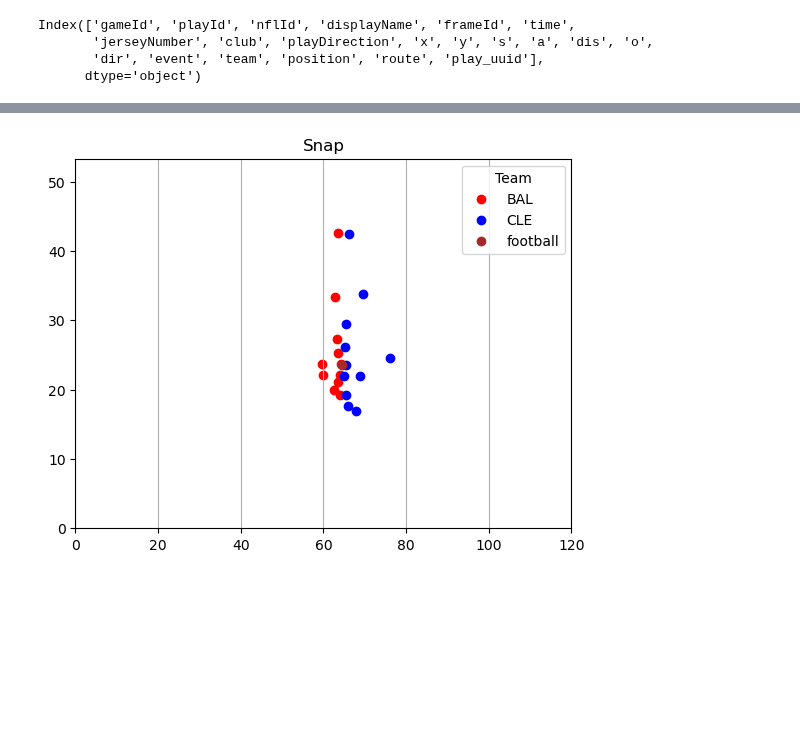
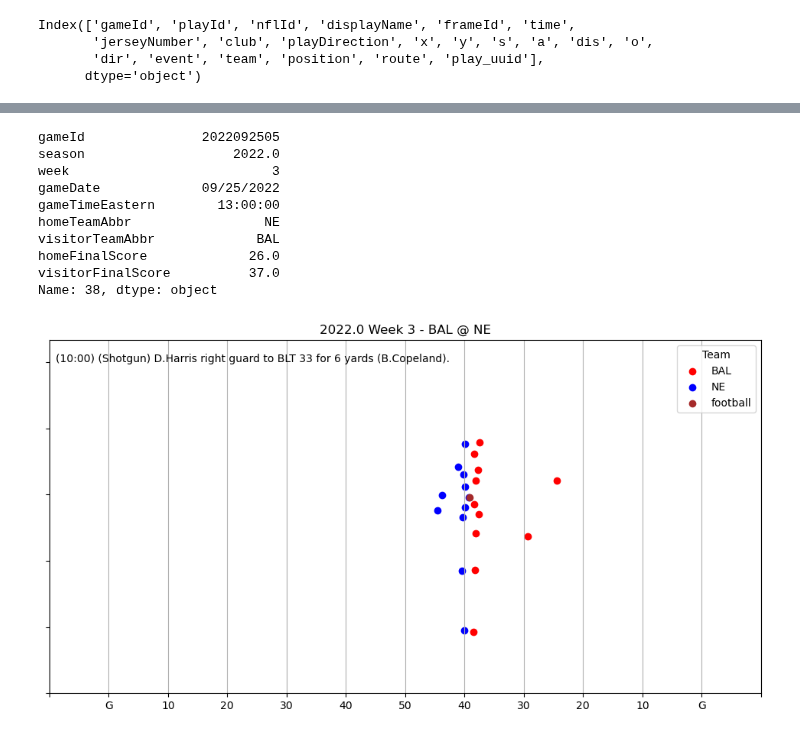
Before and after one commit to rfe123/umn_data_project_004, a Jupyter notebook: umn_data_project_004_nfl.ipynb, the cells around one changed output, grey strips where cells are left out. Cells and saved outputs as stored; diff of their text form; code cells hidden in the pictures; blank space fills up the shorter version.

Commit message:
improve plotting

```diff
--- a/umn_data_project_004_nfl.ipynb
+++ b/umn_data_project_004_nfl.ipynb
@@ -117,8 +104,8 @@ See the caveats in the documentation: https://pandas.pydata.org/pandas-docs/stab
 5 rows × 21 columns
 # %%
 position_counts = ball_snap_df[['play_uuid', 'nflId']].groupby('play_uuid').count()
-all_22_plays = position_counts.loc[(position_counts['nflId'] == 22)].index
-all_22_plays
+all_22_play_ids = position_counts.loc[(position_counts['nflId'] == 22)].index
+all_22_play_ids
 # %% [output]
 Index(['2018091607.329', '2018093011.544', '2018111106.554', '2018111808.1165',
        '2018120901.1570', '2021090900.1078', '2021090900.1203',
@@ -128,3 +115,6 @@ Index(['2018091607.329', '2018093011.544', '2018111106.554', '2018111808.1165',
        '2022110700.546', '2022110700.612', '2022110700.670', '2022110700.80',
        '2022110700.929', '2022110700.950'],
       dtype='object', name='play_uuid', length=14860)
+# %%
+all_22_plays = plays_df.loc[(plays_df['play_uuid'].isin(all_22_play_ids))]
+all_22_plays
@@ -130,0 +135,3 @@ Index(['2018091607.329', '2018093011.544', '2018111106.554', '2018111808.1165',
+# %%
+third_down_df = all_22_plays.loc[(all_22_plays['down'] == 3)]
+third_down_df.columns
@@ -183 +210,4 @@ play_frame
 23 rows × 21 columns
+# %%
+play = all_22_plays.loc[(all_22_plays['play_uuid'] == random_id)].iloc[0]
+play
@@ -184,20 +254,41 @@ play_frame
+# %%
+game = games_df.loc[(games_df['gameId'] == play['gameId'])].iloc[0]
+game
+# %% [output]
+gameId               2022092505
+season                   2022.0
+week                          3
+gameDate             09/25/2022
+gameTimeEastern        13:00:00
+homeTeamAbbr                 NE
+visitorTeamAbbr             BAL
+homeFinalScore             26.0
+visitorFinalScore          37.0
+Name: 38, dtype: object
 # %%
 teams = play_frame['team'].unique()
 colors = {teams[0]: 'red', teams[1]: 'blue', teams[2]: 'brown'}
 
+plt.figure(figsize=(12, 6))
+
 for team, color in colors.items():
     plt.scatter(play_frame[play_frame['team'] == team]['x'], play_frame[play_frame['team'] == team]['y'], c=color, label=team)
 
-plt.title('Snap')
+plt.title(f"{game['season']} Week {game['week']} - {game['visitorTeamAbbr']} @ {game['homeTeamAbbr']}")
 plt.legend(title='Team')
+plt.annotate(play['playDescription'], xy=[1,50])
 
 # Set x and y scales
-
 plt.xlim(0, 120)  # Adjust the limits according to your data
 plt.ylim(0, 53.3)  # Adjust the limits according to your data
+
+# Hide y-axis labels
+plt.gca().set_yticklabels([])
+plt.xticks([0,10,20,30,40,50,60,70,80,90,100,110,120])
+plt.gca().set_xticklabels(['','G','10','20','30','40','50','40','30','20','10','G',''])
 
 # Show plot
 plt.grid(True, axis='x')
 plt.show()
 # %% [output]
-[figure, old version]
+[figure, new version]
```
Also changed, not shown: parts of 8 cells of this notebook.
